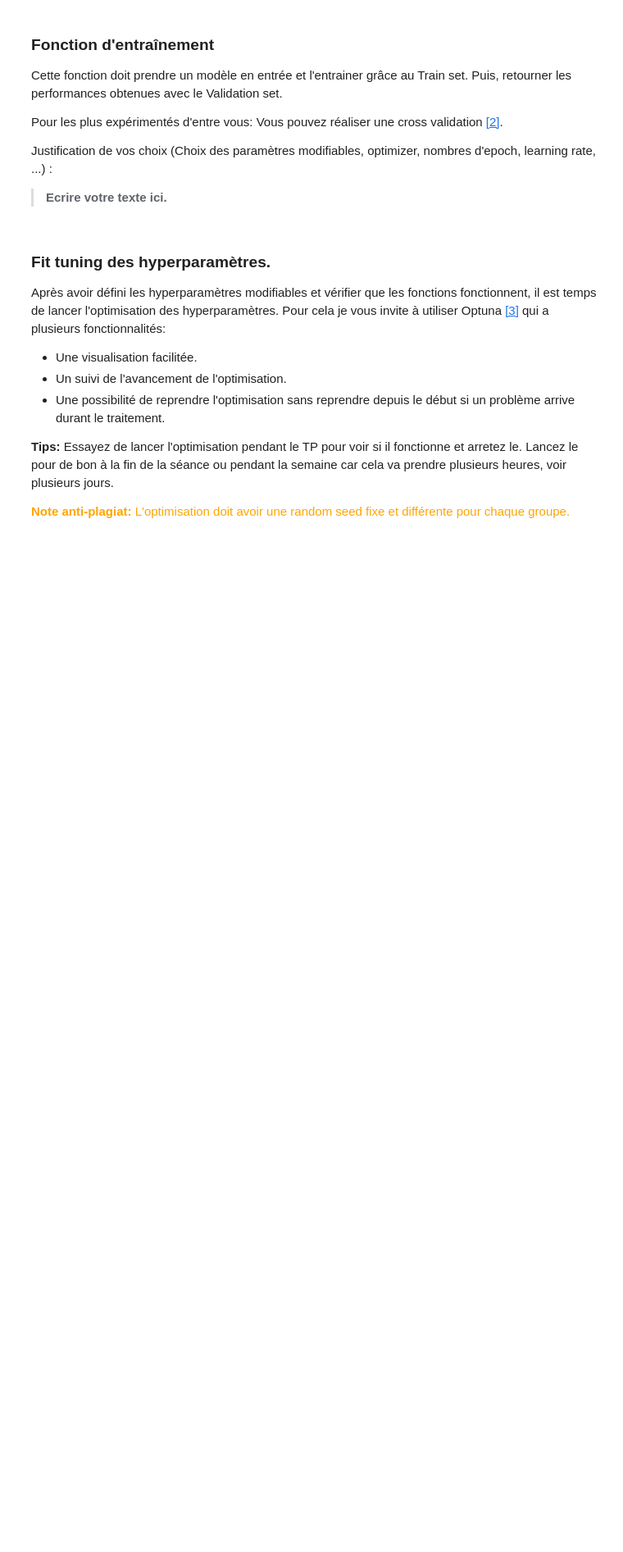
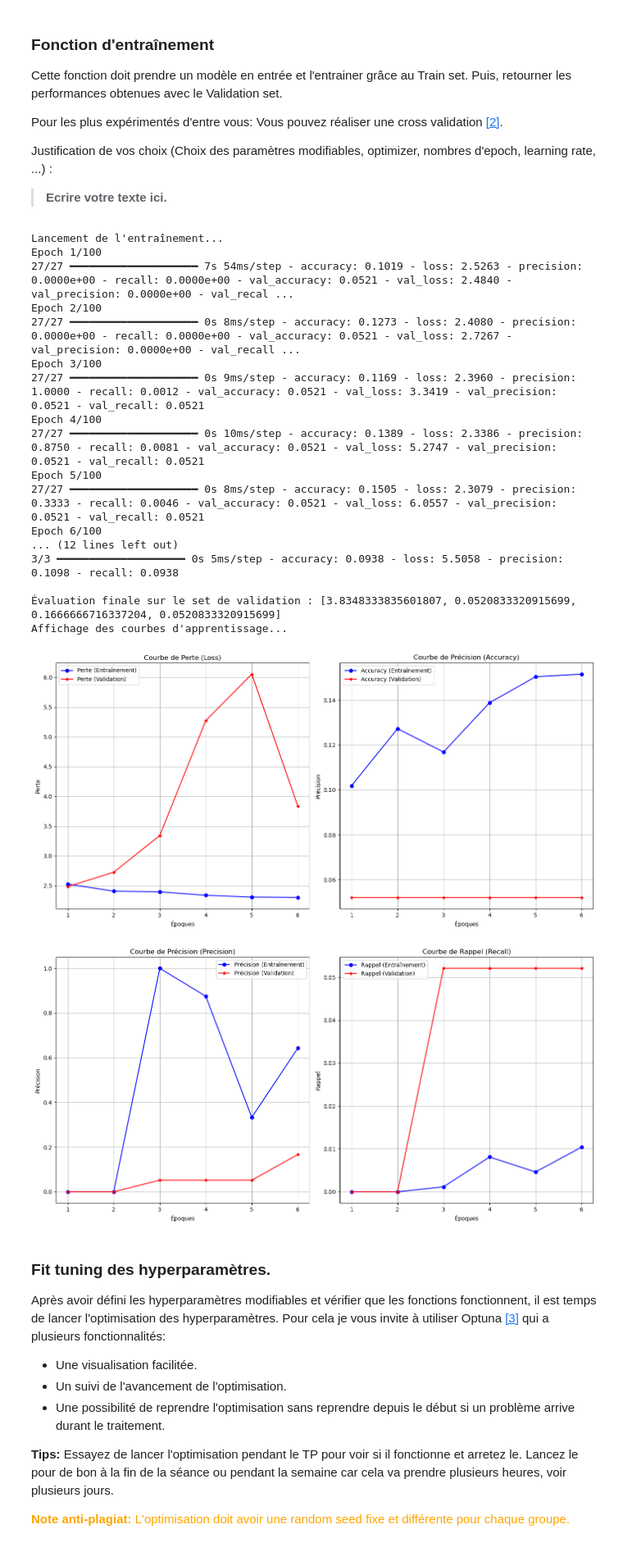
Before and after one commit to BenaribIlyes/Edge_computing, a Jupyter notebook: code/edge_computing_v2.ipynb, the cells around one changed output. Shown at 82% size. Cells and saved outputs as stored; diff of their text form; code cells hidden in the pictures; blank space fills up the shorter version.

```diff
--- a/code/edge_computing_v2.ipynb
+++ b/code/edge_computing_v2.ipynb
@@ -163,3 +185,3 @@ def import_data(max_files_per_label= 100):
     return np.array(all_waves), np.array(all_labels)
 # %%
-all_waves,all_labels = import_data(max_files_per_label=5)
+all_waves,all_labels = import_data(max_files_per_label=100)
@@ -612,14 +706,11 @@ y_Data = all_labels
 NUM_CLASSES = 12
 
 # 1. Division initiale : Entraînement (80%) et Temporaire (20%)
-X_train, X_temp, y_train, y_temp = train_test_split(
-    X_Data, y_Data, test_size=0.2, random_state=42
-)
+X_train, X_temp, y_train, y_temp = train_test_split(X_Data, y_Data, test_size=0.2, random_state=42)
 
 # 2. Division de l'ensemble Temporaire : Validation (10%) et Test (10%)
-X_val, X_test, y_val, y_test = train_test_split(
-    X_temp, y_temp, test_size=0.5, random_state=42
-)
+X_val, X_test, y_val, y_test = train_test_split(X_temp, y_temp, test_size=0.5, random_state=42)
+
 print(f"Taille de l'ensemble d'entraînement: {X_train.shape[0]}")
 print(f"Taille de l'ensemble de validation: {X_val.shape[0]}")
 print(f"Taille de l'ensemble de test: {X_test.shape[0]} \n")
@@ -629,13 +720,13 @@ y_train = tf.keras.utils.to_categorical(y_train, num_classes=NUM_CLASSES)
 y_val = tf.keras.utils.to_categorical(y_val, num_classes=NUM_CLASSES)
 
 # 4. Préparation des Datasets de tf
-BATCH_SIZE = 3
+BATCH_SIZE = 32
 
-X_train = np.expand_dims(X_train, axis=2)
+X_train = np.expand_dims(X_train, axis=-1)
 train = tf.data.Dataset.from_tensor_slices((X_train, y_train))
 train = train.batch(BATCH_SIZE, drop_remainder=True)
 
-X_val = np.expand_dims(X_val, axis=2)
+X_val = np.expand_dims(X_val, axis=-1)
 val = tf.data.Dataset.from_tensor_slices((X_val, y_val))
 val = val.batch(BATCH_SIZE, drop_remainder=True)
 
@@ -776,3 +1020,35 @@ validation_accuracy = compile_and_fit(model, train, val, param)
+# %%
+# (Assurez-vous que 'model', 'train', 'val', et 'param' sont définis)
+
+# 1. Exécutez l'entraînement ET récupérez l'historique
+print("Lancement de l'entraînement...")
+validation_eval, trained_model, history = compile_and_fit(model, train, val, param)
+
+print("\nÉvaluation finale sur le set de validation :", validation_eval)
+
+# 2. Tracez les graphiques
+print("Affichage des courbes d'apprentissage...")
+plot_training_history(history)
+# %% [output]
+Lancement de l'entraînement...
+Epoch 1/100
+27/27 ━━━━━━━━━━━━━━━━━━━━ 7s 54ms/step - accuracy: 0.1019 - loss: 2.5263 - precision: 0.0000e+00 - recall: 0.0000e+00 - val_accuracy: 0.0521 - val_loss: 2.4840 - val_precision: 0.0000e+00 - val_recal ...
+Epoch 2/100
+27/27 ━━━━━━━━━━━━━━━━━━━━ 0s 8ms/step - accuracy: 0.1273 - loss: 2.4080 - precision: 0.0000e+00 - recall: 0.0000e+00 - val_accuracy: 0.0521 - val_loss: 2.7267 - val_precision: 0.0000e+00 - val_recall ...
+Epoch 3/100
+27/27 ━━━━━━━━━━━━━━━━━━━━ 0s 9ms/step - accuracy: 0.1169 - loss: 2.3960 - precision: 1.0000 - recall: 0.0012 - val_accuracy: 0.0521 - val_loss: 3.3419 - val_precision: 0.0521 - val_recall: 0.0521
+Epoch 4/100
+27/27 ━━━━━━━━━━━━━━━━━━━━ 0s 10ms/step - accuracy: 0.1389 - loss: 2.3386 - precision: 0.8750 - recall: 0.0081 - val_accuracy: 0.0521 - val_loss: 5.2747 - val_precision: 0.0521 - val_recall: 0.0521
+Epoch 5/100
+27/27 ━━━━━━━━━━━━━━━━━━━━ 0s 8ms/step - accuracy: 0.1505 - loss: 2.3079 - precision: 0.3333 - recall: 0.0046 - val_accuracy: 0.0521 - val_loss: 6.0557 - val_precision: 0.0521 - val_recall: 0.0521
+Epoch 6/100
+... (12 lines left out)
+3/3 ━━━━━━━━━━━━━━━━━━━━ 0s 5ms/step - accuracy: 0.0938 - loss: 5.5058 - precision: 0.1098 - recall: 0.0938
+
+Évaluation finale sur le set de validation : [3.8348333835601807, 0.0520833320915699, 0.1666666716337204, 0.0520833320915699]
+Affichage des courbes d'apprentissage...
+[figure, added]
+[figure, added]
 # %% [markdown]
 ### Fit tuning des hyperparamètres.
 
```
Also changed, not shown: parts of 37 cells of this notebook.
